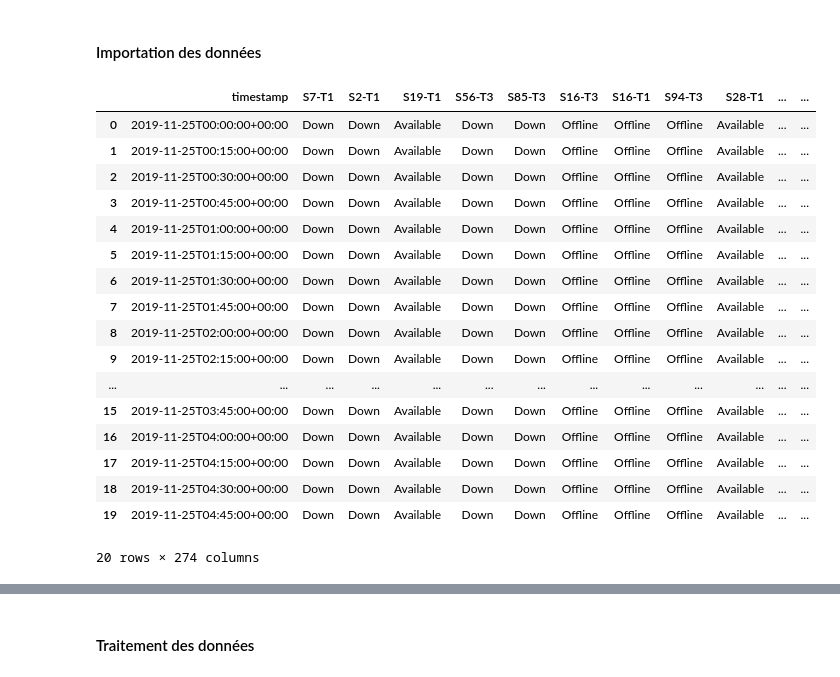
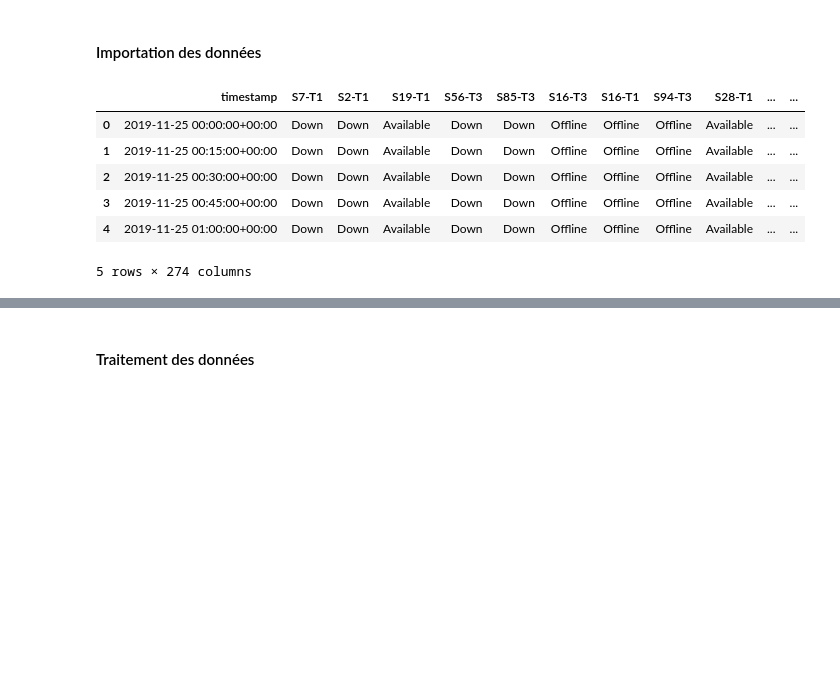
Before and after one commit to dantruski/Projet-Python-DS-Belib, a Jupyter notebook: main.ipynb, the cells around one changed output, grey strips where cells are left out. Cells and saved outputs as stored; diff of their text form; code cells hidden in the pictures; blank space fills up the shorter version.

```diff
--- a/main.ipynb
+++ b/main.ipynb
@@ -42,24 +43,13 @@ Nous avons à la place importé l'historique des données de comptage routier su
 df_real_time=pd.read_csv("csv/ytrain_NpxebDC.csv")
 df_static=pd.read_csv("csv/info_static.csv")
 # %%
-df_real_time.head(20)
+df_real_time.head()
 # %% [output]
 |  | timestamp | S7-T1 | S2-T1 | S19-T1 | S56-T3 | S85-T3 | S16-T3 | S16-T1 | S94-T3 | S28-T1 | ... | ... |
-| 0 | 2019-11-25T00:00:00+00:00 | Down | Down | Available | Down | Down | Offline | Offline | Offline | Available | ... | ... |
-| 1 | 2019-11-25T00:15:00+00:00 | Down | Down | Available | Down | Down | Offline | Offline | Offline | Available | ... | ... |
-| 2 | 2019-11-25T00:30:00+00:00 | Down | Down | Available | Down | Down | Offline | Offline | Offline | Available | ... | ... |
-| 3 | 2019-11-25T00:45:00+00:00 | Down | Down | Available | Down | Down | Offline | Offline | Offline | Available | ... | ... |
-| 4 | 2019-11-25T01:00:00+00:00 | Down | Down | Available | Down | Down | Offline | Offline | Offline | Available | ... | ... |
-| 5 | 2019-11-25T01:15:00+00:00 | Down | Down | Available | Down | Down | Offline | Offline | Offline | Available | ... | ... |
-| 6 | 2019-11-25T01:30:00+00:00 | Down | Down | Available | Down | Down | Offline | Offline | Offline | Available | ... | ... |
-| 7 | 2019-11-25T01:45:00+00:00 | Down | Down | Available | Down | Down | Offline | Offline | Offline | Available | ... | ... |
-| 8 | 2019-11-25T02:00:00+00:00 | Down | Down | Available | Down | Down | Offline | Offline | Offline | Available | ... | ... |
-| 9 | 2019-11-25T02:15:00+00:00 | Down | Down | Available | Down | Down | Offline | Offline | Offline | Available | ... | ... |
-| ... | ... | ... | ... | ... | ... | ... | ... | ... | ... | ... | ... | ... |
-| 15 | 2019-11-25T03:45:00+00:00 | Down | Down | Available | Down | Down | Offline | Offline | Offline | Available | ... | ... |
-| 16 | 2019-11-25T04:00:00+00:00 | Down | Down | Available | Down | Down | Offline | Offline | Offline | Available | ... | ... |
-| 17 | 2019-11-25T04:15:00+00:00 | Down | Down | Available | Down | Down | Offline | Offline | Offline | Available | ... | ... |
-| 18 | 2019-11-25T04:30:00+00:00 | Down | Down | Available | Down | Down | Offline | Offline | Offline | Available | ... | ... |
-| 19 | 2019-11-25T04:45:00+00:00 | Down | Down | Available | Down | Down | Offline | Offline | Offline | Available | ... | ... |
+| 0 | 2019-11-25 00:00:00+00:00 | Down | Down | Available | Down | Down | Offline | Offline | Offline | Available | ... | ... |
+| 1 | 2019-11-25 00:15:00+00:00 | Down | Down | Available | Down | Down | Offline | Offline | Offline | Available | ... | ... |
+| 2 | 2019-11-25 00:30:00+00:00 | Down | Down | Available | Down | Down | Offline | Offline | Offline | Available | ... | ... |
+| 3 | 2019-11-25 00:45:00+00:00 | Down | Down | Available | Down | Down | Offline | Offline | Offline | Available | ... | ... |
+| 4 | 2019-11-25 01:00:00+00:00 | Down | Down | Available | Down | Down | Offline | Offline | Offline | Available | ... | ... |
-20 rows × 274 columns
+5 rows × 274 columns
 # %%
```
Also changed, not shown: parts of 17 cells of this notebook, 3 other files.
